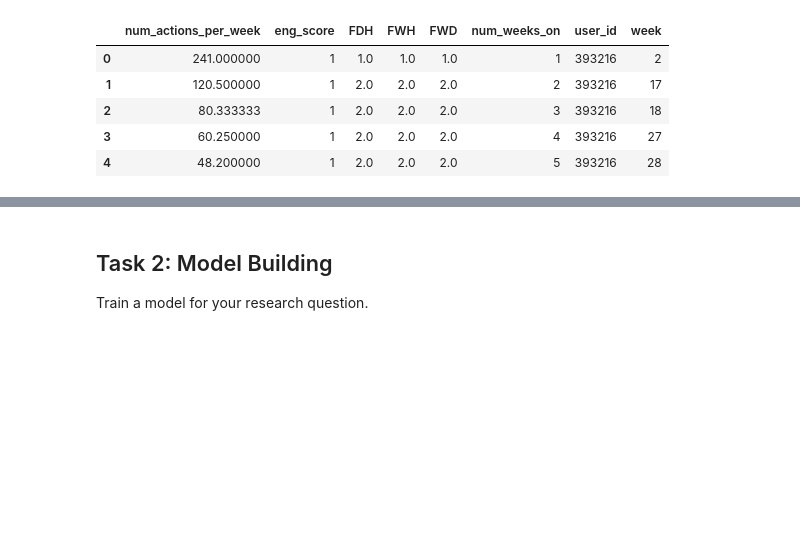
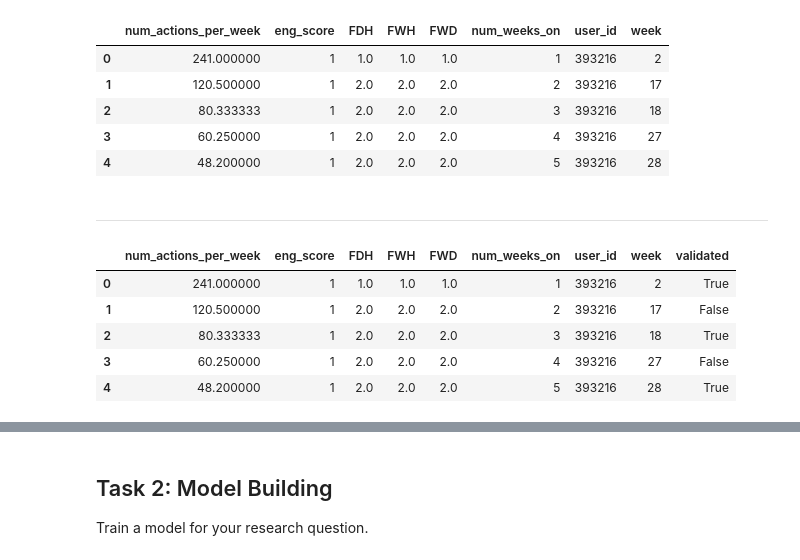
Before and after one commit to ML4BD/milestone-4-roguesgallery, a Jupyter notebook: notebooks/Milestone04/m4_lernnavi_342485.ipynb, the cells around one changed output, grey strips where cells are left out. Saved outputs shown, nothing was run; the diff lists cells and outputs as text; code cells hidden in the pictures; blank space fills up the shorter version.

Commit message:
Added previously removed validated column from computed behavioural_features

```diff
--- a/notebooks/Milestone04/m4_lernnavi_342485.ipynb
+++ b/notebooks/Milestone04/m4_lernnavi_342485.ipynb
@@ -632,3 +642,17 @@ os.getcwd()
 os.chdir('/Users/kc/Documents/milestone-4-roguesgallery/data/processed')
 # %%
 bfts.to_csv('behavioural_features.csv.gz', compression='gzip', index=False)
+# %% [markdown]
+---
+# %%
+bfts_raw = pd.read_csv("{}/behavioural_features.csv.gz".format(DATA_DIR))
+# %%
+bfts_pf = bfts_raw.merge(lvl_chks.drop(lvl_chks.columns[0], axis=1), on=['user_id', 'week'])
+bfts_pf.head()
+# %% [output]
+|  | num_actions_per_week | eng_score | FDH | FWH | FWD | num_weeks_on | user_id | week | validated |
+| 0 | 241.000000 | 1 | 1.0 | 1.0 | 1.0 | 1 | 393216 | 2 | True |
+| 1 | 120.500000 | 1 | 2.0 | 2.0 | 2.0 | 2 | 393216 | 17 | False |
+| 2 | 80.333333 | 1 | 2.0 | 2.0 | 2.0 | 3 | 393216 | 18 | True |
+| 3 | 60.250000 | 1 | 2.0 | 2.0 | 2.0 | 4 | 393216 | 27 | False |
+| 4 | 48.200000 | 1 | 2.0 | 2.0 | 2.0 | 5 | 393216 | 28 | True |
```
Also changed, not shown: parts of 6 cells of this notebook.
